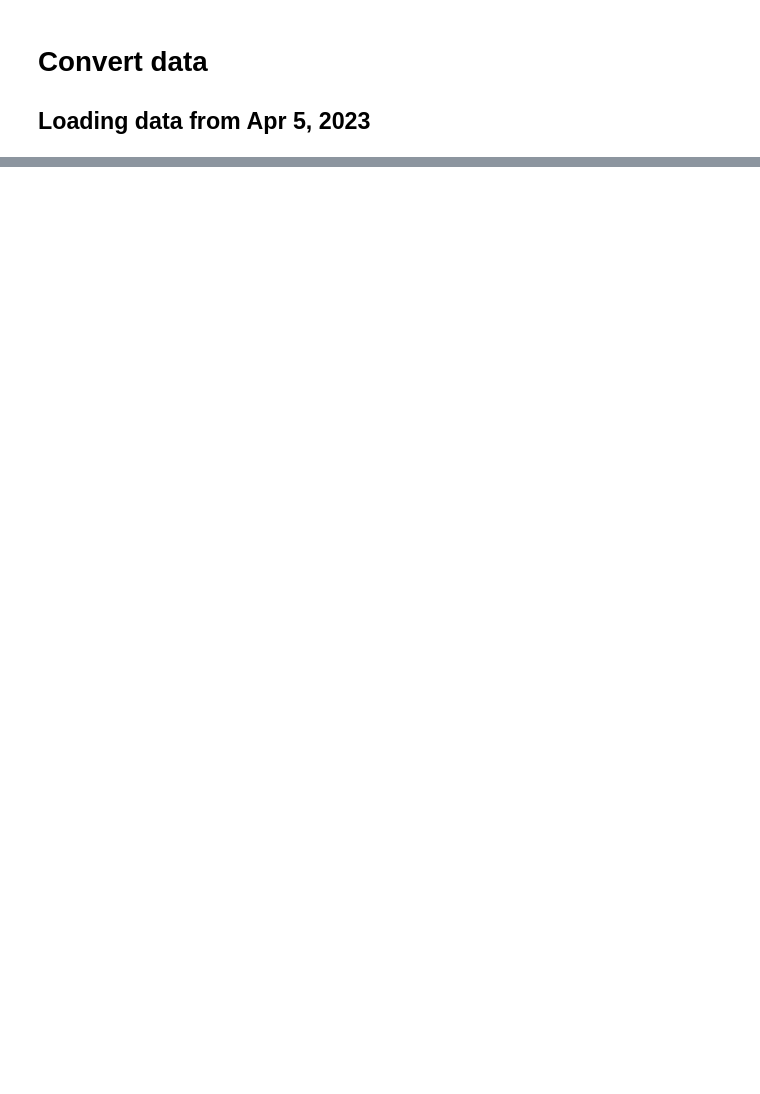
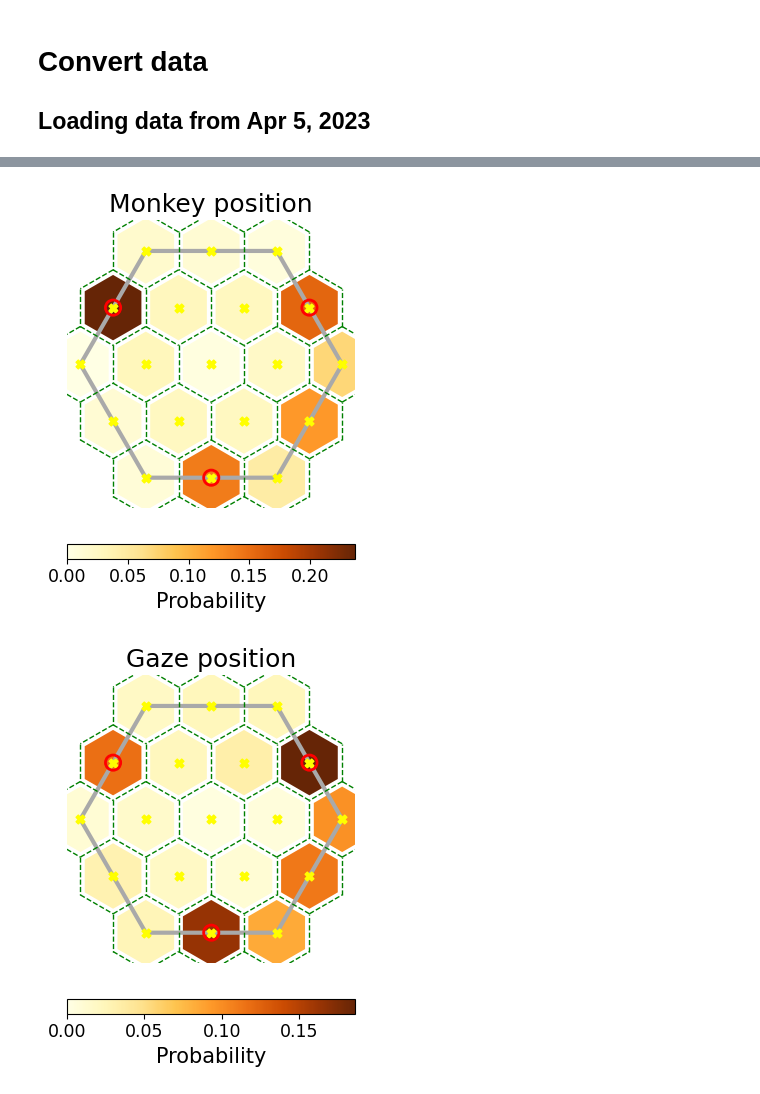
Before and after one commit to XaqLab/hex-arena, a Jupyter notebook: load-data.ipynb, the cells around one changed output, grey strips where cells are left out. Saved outputs shown, nothing was run; the diff lists cells and outputs as text; code cells hidden in the pictures; blank space fills up the shorter version.

```diff
--- a/load-data.ipynb
+++ b/load-data.ipynb
@@ -87,0 +93,5 @@ fig, ani = env.play_episode(
+# %%
+fig_p, fig_g = env.plot_occupancy(env_data['pos'], env_data['gaze'])
+# %% [output]
+[figure, added]
+[figure, added]
```
Also changed, not shown: parts of 3 cells of this notebook, 2 other files.
